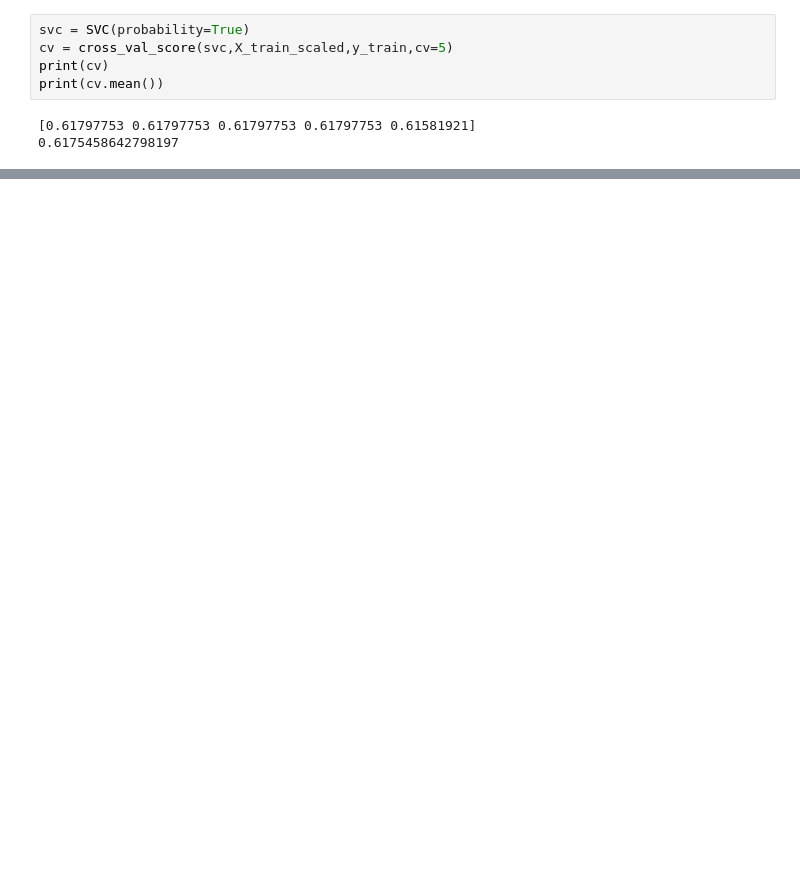
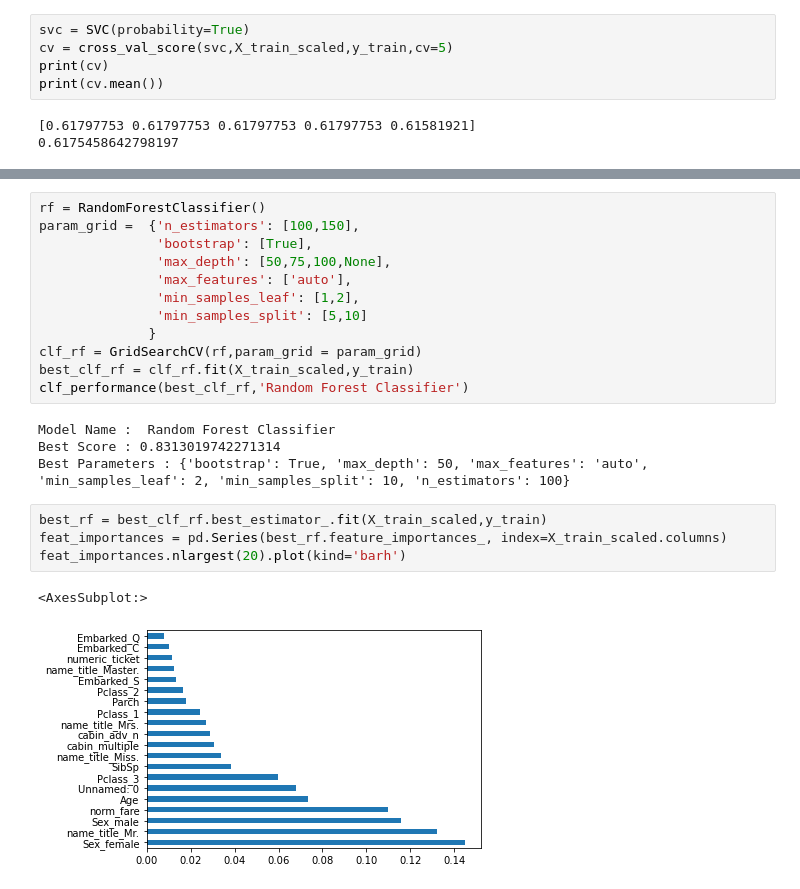
Before and after one commit to Sonu7Shn/Titanic_kaggle, a Jupyter notebook: Model_Building.ipynb, the cells around one changed output, grey strips where cells are left out. Drawn from its saved outputs; the diff is of its cells as text; blank space fills up the shorter version.

Commit message:
Model Building and Submission

```diff
--- a/Model_Building.ipynb
+++ b/Model_Building.ipynb
@@ -97,0 +171,23 @@ print(cv.mean())
+# %%
+rf = RandomForestClassifier()
+param_grid =  {'n_estimators': [100,150],
+               'bootstrap': [True],
+               'max_depth': [50,75,100,None],
+               'max_features': ['auto'],
+               'min_samples_leaf': [1,2],
+               'min_samples_split': [5,10]
+              }
+clf_rf = GridSearchCV(rf,param_grid = param_grid)
+best_clf_rf = clf_rf.fit(X_train_scaled,y_train)
+clf_performance(best_clf_rf,'Random Forest Classifier')
+# %% [output]
+Model Name :  Random Forest Classifier
+Best Score : 0.8313019742271314
+Best Parameters : {'bootstrap': True, 'max_depth': 50, 'max_features': 'auto', 'min_samples_leaf': 2, 'min_samples_split': 10, 'n_estimators': 100}
+# %%
+best_rf = best_clf_rf.best_estimator_.fit(X_train_scaled,y_train)
+feat_importances = pd.Series(best_rf.feature_importances_, index=X_train_scaled.columns)
+feat_importances.nlargest(20).plot(kind='barh')
+# %% [output]
+<AxesSubplot:>
+[figure, added]
```
Also changed, not shown: parts of 12 cells of this notebook, 5 other files.
